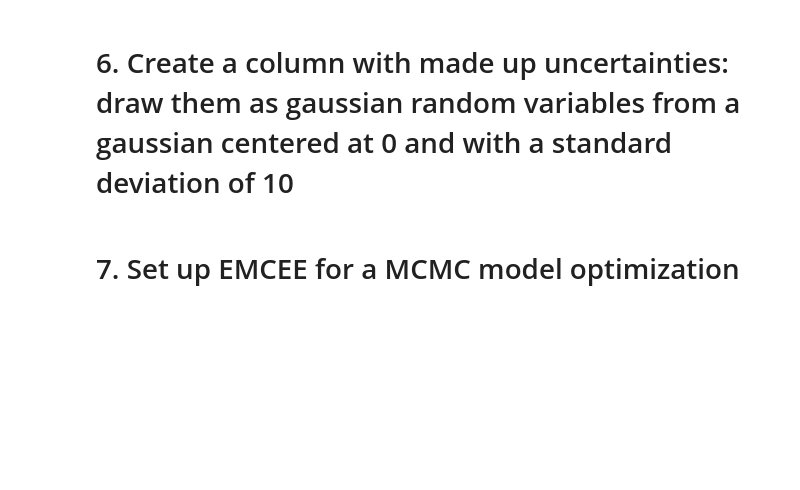
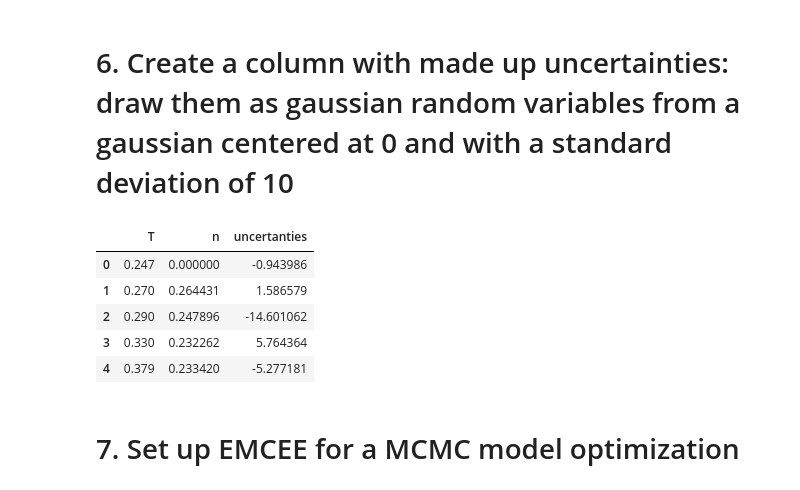
Before and after one commit to DesiPilla/DSPS_dPilla, a Jupyter notebook: HW7/LRtestAndMCMC.ipynb, the cells around one changed output. Drawn from its saved outputs; the diff is of its cells as text; code cells hidden in the pictures; blank space fills up the shorter version.

```diff
--- a/HW7/LRtestAndMCMC.ipynb
+++ b/HW7/LRtestAndMCMC.ipynb
@@ -284,8 +284,17 @@ Successfully installed emcee-3.0.0
 # **PART** II Due Friday 10/25 at midnight
 # %% [markdown]
 # 6. Create a column with made up uncertainties: draw them as gaussian random variables from a gaussian centered at 0 and with a standard deviation of 10
-# %%
-nam18_reducted["uncertainties"] = ...
+# %%
+np.seed = 467
+nam18_reducted['uncertanties'] = np.random.normal(0, 10, len(nam18_reducted))
+nam18_reducted.head()
+# %% [output]
+|  | T | n | uncertanties |
+| 0 | 0.247 | 0.000000 | -0.943986 |
+| 1 | 0.270 | 0.264431 | 1.586579 |
+| 2 | 0.290 | 0.247896 | -14.601062 |
+| 3 | 0.330 | 0.232262 | 5.764364 |
+| 4 | 0.379 | 0.233420 | -5.277181 |
 # %% [markdown]
 # 7. Set up EMCEE for a MCMC model optimization
 # %% [markdown]
```
Also changed, not shown: parts of 21 cells of this notebook.
